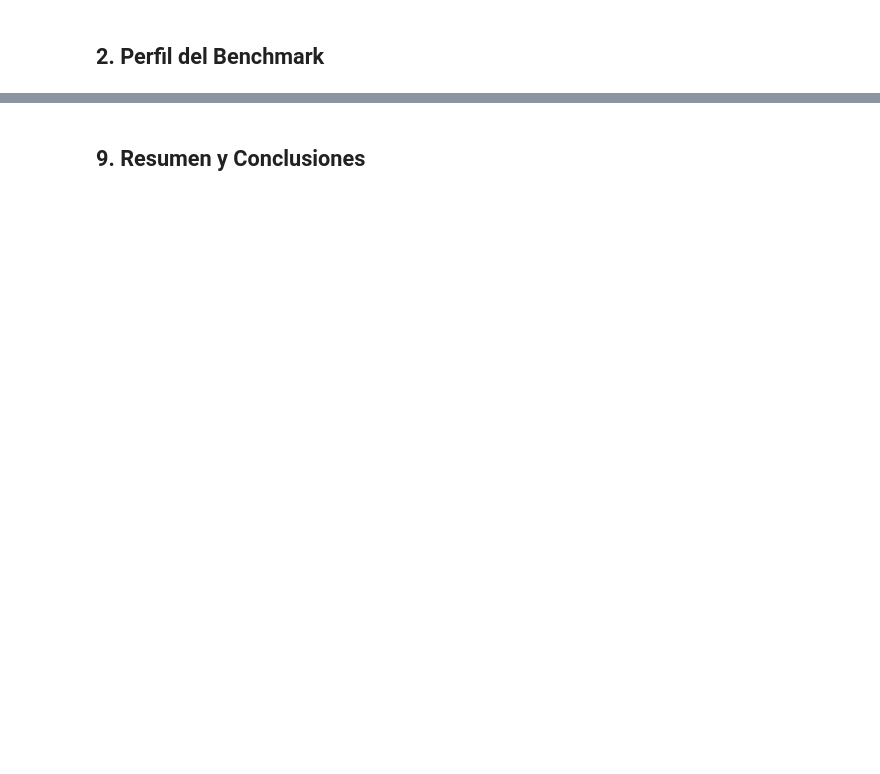
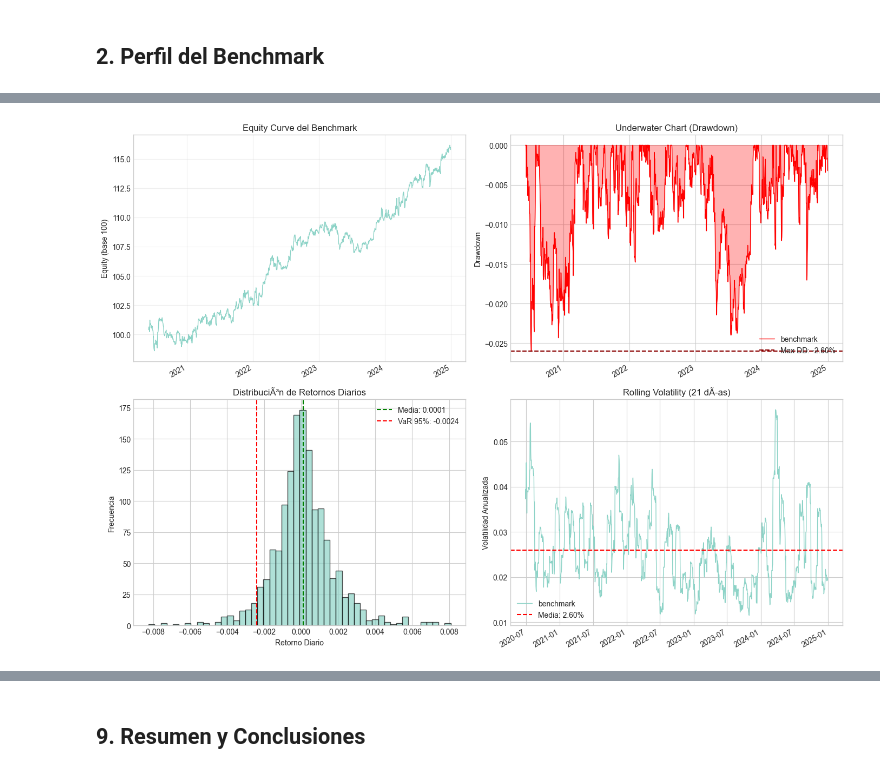
Before and after one commit to DeeDevelopment-AI/athenai_competition, a Jupyter notebook: notebooks/02_benchmark_reverse_eng.ipynb, the cells around one changed output, grey strips where cells are left out. Saved outputs shown, nothing was run; the diff lists cells and outputs as text; code cells hidden in the pictures; blank space fills up the shorter version.

```diff
--- a/notebooks/02_benchmark_reverse_eng.ipynb
+++ b/notebooks/02_benchmark_reverse_eng.ipynb
@@ -707,0 +454,47 @@ Basadas en:
+# %%
+# Visualizar riesgo
+fig, axes = plt.subplots(2, 2, figsize=(14, 10))
+
+# Equity curve
+ax1 = axes[0, 0]
+equity.plot(ax=ax1, linewidth=1)
+ax1.set_ylabel('Equity (base 100)')
+ax1.set_title('Equity Curve del Benchmark')
+ax1.grid(True, alpha=0.3)
+
+# Drawdown
+ax2 = axes[0, 1]
+drawdown.plot(ax=ax2, linewidth=1, color='red')
+ax2.fill_between(drawdown.index, 0, drawdown.values, alpha=0.3, color='red')
+ax2.set_ylabel('Drawdown')
+ax2.set_title('Underwater Chart (Drawdown)')
+ax2.axhline(drawdown.min(), color='darkred', linestyle='--',
+            label=f'Max DD: {drawdown.min():.2%}')
+ax2.legend()
+
+# DistribuciÃ³n de retornos
+ax3 = axes[1, 0]
+benchmark_daily_returns.hist(bins=50, ax=ax3, edgecolor='black', alpha=0.7)
+ax3.axvline(benchmark_daily_returns.mean(), color='green', linestyle='--',
+            label=f'Media: {benchmark_daily_returns.mean():.4f}')
+ax3.axvline(profile.var_95, color='red', linestyle='--',
+            label=f'VaR 95%: {profile.var_95:.4f}')
+ax3.set_xlabel('Retorno Diario')
+ax3.set_ylabel('Frecuencia')
+ax3.set_title('DistribuciÃ³n de Retornos Diarios')
+ax3.legend()
+
+# Rolling volatility
+ax4 = axes[1, 1]
+rolling_vol = benchmark_daily_returns.rolling(21).std() * np.sqrt(252)
+rolling_vol.plot(ax=ax4, linewidth=1)
+ax4.axhline(rolling_vol.mean(), color='red', linestyle='--',
+            label=f'Media: {rolling_vol.mean():.2%}')
+ax4.set_ylabel('Volatilidad Anualizada')
+ax4.set_title('Rolling Volatility (21 dÃ­as)')
+ax4.legend()
+
+plt.tight_layout()
+plt.show()
+# %% [output]
+[figure, added]
```
Also changed, not shown: parts of 46 cells of this notebook, 59 other files.
